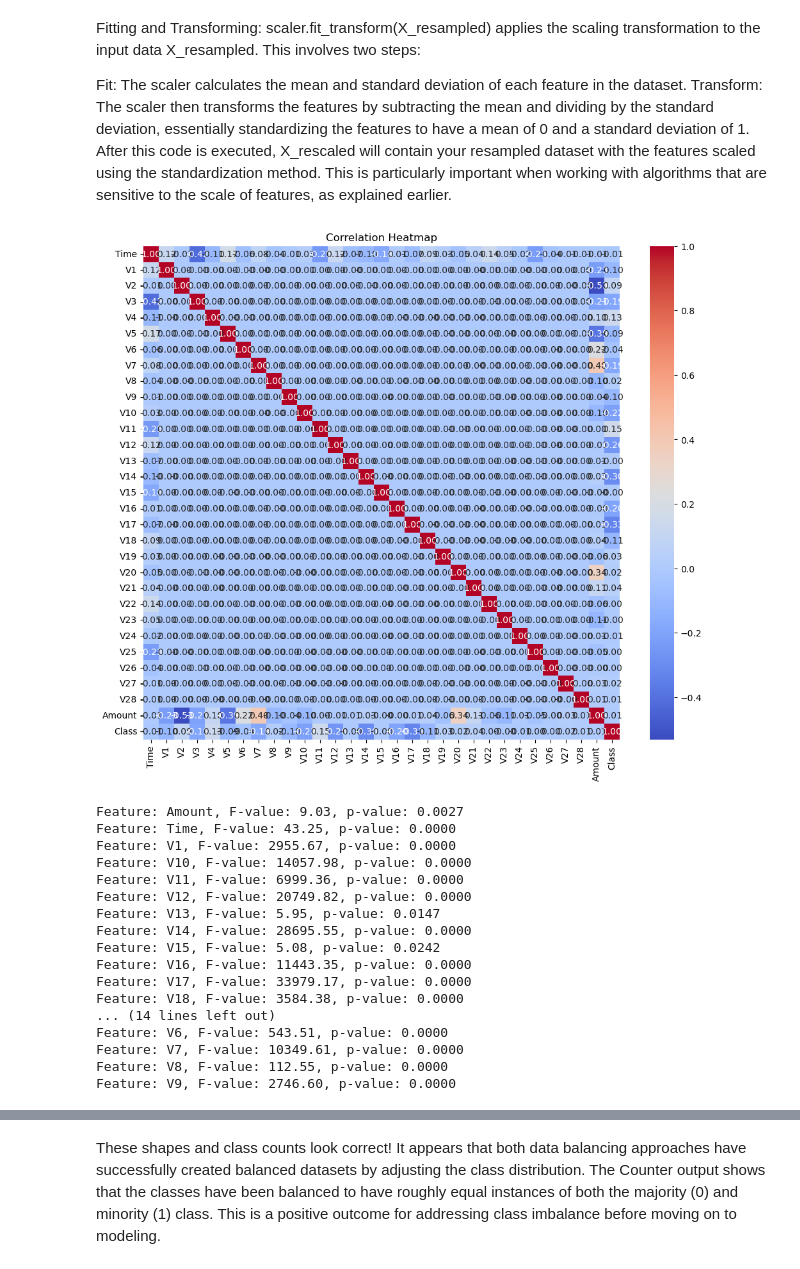
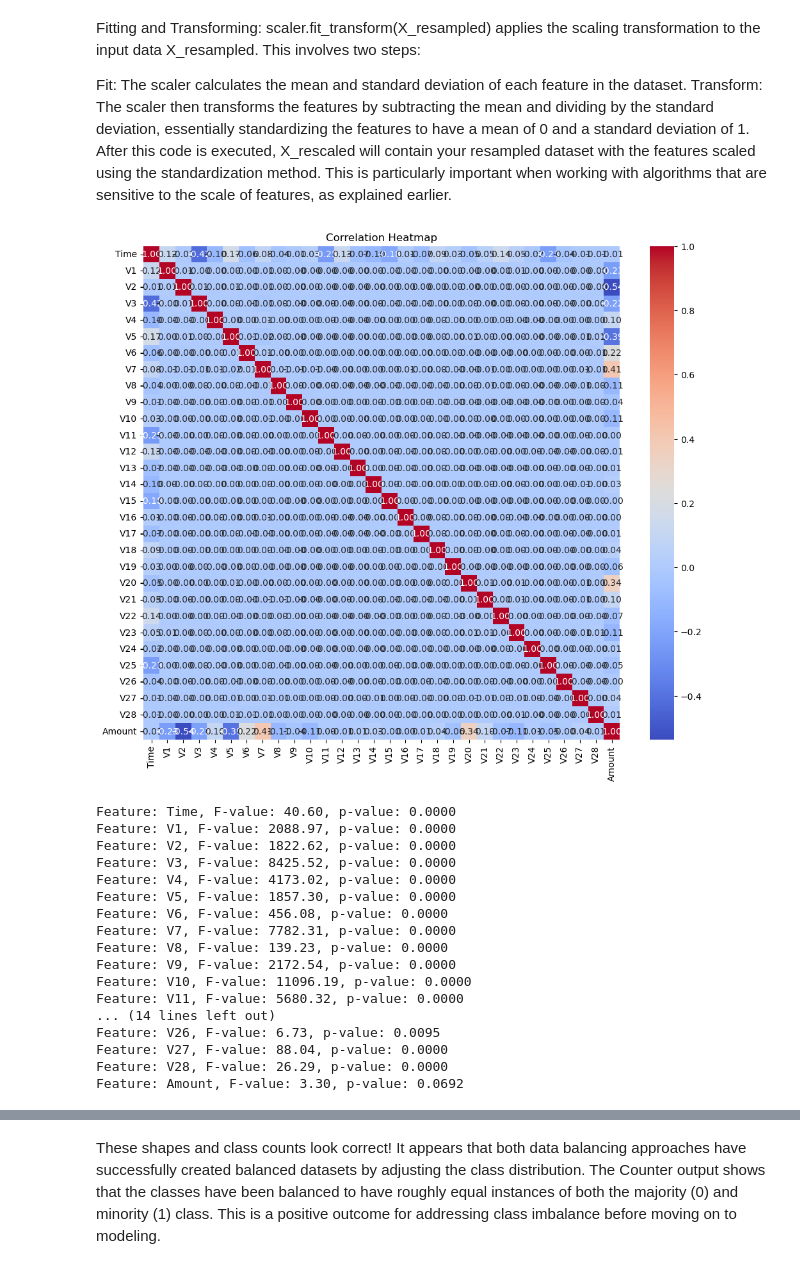
Before and after one commit to jasoncchandra/CreditCardFraud, a Jupyter notebook: Credit Card Fraud.ipynb, the cells around one changed output, grey strips where cells are left out. Drawn from its saved outputs; the diff is of its cells as text; code cells hidden in the pictures.

```diff
--- a/Credit Card Fraud.ipynb
+++ b/Credit Card Fraud.ipynb
@@ -151,7 +151,6 @@ from imblearn.under_sampling import RandomUnderSampler
 from imblearn.pipeline import Pipeline
 from scipy.stats import f_oneway
 from collections import Counter
-
 
 # Split the data into features (X) and target (y)
 X = data.drop(['Class'], axis=1)
@@ -168,71 +167,76 @@ X_train_scaled = X_train.copy()
 X_train_scaled['Amount'] = scaler.fit_transform(X_train_scaled[['Amount']])
 
 # Transform the 'Amount' column of the validation data using the same scaler
 X_val_scaled = X_val.copy()
 X_val_scaled['Amount'] = scaler.transform(X_val_scaled[['Amount']])
 
 # Compute the correlation matrix
-correlation_matrix = data.corr()
+correlation_matrix = X_train_scaled.corr()
 
 # Create a heatmap using Seaborn
 plt.figure(figsize=(12, 10))
 sns.heatmap(correlation_matrix, cmap='coolwarm', annot=True, fmt=".2f")
 plt.title("Correlation Heatmap")
 plt.show()
 
-# Separate the features by class labels
-feature_columns = data.columns.difference(['Class'])  # Exclude the target variable
-feature_data = [data[column] for column in feature_columns]
-class_labels = data['Class'].unique()
+# Select correlated features based on a threshold
+correlation_threshold = 0.1  # Choose a threshold for correlation
+selected_features_corr = set()
+for i in range(len(correlation_matrix.columns)):
+    for j in range(i):
+        if abs(correlation_matrix.iloc[i, j]) > correlation_threshold:
+            selected_features_corr.add(correlation_matrix.columns[i])
+            selected_features_corr.add(correlation_matrix.columns[j])
 
-# Perform ANOVA for each feature
-anova_results = {}
-for column, feature in zip(feature_columns, feature_data):
-    anova_results[column] = f_oneway(*[feature[data['Class'] == label] for label in class_labels])
-
-# Display ANOVA results
-for column, result in anova_results.items():
-    print(f"Feature: {column}, F-value: {result.statistic:.2f}, p-value: {result.pvalue:.4f}")
+# Convert the set of selected features to a list
+selected_features_corr = list(selected_features_corr)
 
 # Data Balancing for Model based on Correlation Plot
 over = SMOTE(sampling_strategy=0.5)
 under = RandomUnderSampler(sampling_strategy=0.1)
 steps = [('under', under), ('over', over)]
 pipeline = Pipeline(steps=steps)
-X_train_scaled_resampled_corr, y_train_resampled_corr = pipeline.fit_resample(X_train_scaled, y_train)
+X_train_scaled_resampled_corr, y_train_resampled_corr = pipeline.fit_resample(X_train_scaled[selected_features_corr], y_train)
 counter_train_corr = Counter(y_train_resampled_corr)
 
+# Perform ANOVA for each feature
+anova_results = {}
+for column in X_train_scaled.columns:
+    anova_results[column] = f_oneway(*[X_train_scaled[column][y_train == label] for label in y_train.unique()])
+
+# Display ANOVA results
+for column, result in anova_results.items():
+    print(f"Feature: {column}, F-value: {result.statistic:.2f}, p-value: {result.pvalue:.4f}")
+
 # Data Balancing for Model based on ANOVA Score
-selected_features = [column for column, result in anova_results.items() if result.statistic > 5.0]
-data_selected_features = data[selected_features + ['Class']].copy()
-X_selected = data_selected_features.drop('Class', axis=1)
-y_selected = data_selected_features['Class']
-X_train_selected, X_val_selected, y_train_selected, y_val_selected = train_test_split(X_selected, y_selected, train_size=0.8, test_size=0.2, random_state=42)
+selected_features_anova = [column for column, result in anova_results.items() if result.statistic > 5.0]
+X_train_scaled_resampled_anova = X_train_scaled[selected_features_anova]
+
 over = SMOTE(sampling_strategy=0.5)
 under = RandomUnderSampler(sampling_strategy=0.1)
 steps = [('under', under), ('over', over)]
 pipeline = Pipeline(steps=steps)
-X_train_scaled_resampled_anova, y_train_resampled_anova = pipeline.fit_resample(X_train_selected, y_train_selected)
+X_train_scaled_resampled_anova, y_train_resampled_anova = pipeline.fit_resample(X_train_scaled_resampled_anova, y_train)
 counter_train_anova = Counter(y_train_resampled_anova)
 # %% [output]
-[figure, old version]
+[figure, new version]
-Feature: Amount, F-value: 9.03, p-value: 0.0027
-Feature: Time, F-value: 43.25, p-value: 0.0000
-Feature: V1, F-value: 2955.67, p-value: 0.0000
-Feature: V10, F-value: 14057.98, p-value: 0.0000
-Feature: V11, F-value: 6999.36, p-value: 0.0000
-Feature: V12, F-value: 20749.82, p-value: 0.0000
-Feature: V13, F-value: 5.95, p-value: 0.0147
-Feature: V14, F-value: 28695.55, p-value: 0.0000
-Feature: V15, F-value: 5.08, p-value: 0.0242
-Feature: V16, F-value: 11443.35, p-value: 0.0000
-Feature: V17, F-value: 33979.17, p-value: 0.0000
-Feature: V18, F-value: 3584.38, p-value: 0.0000
+Feature: Time, F-value: 40.60, p-value: 0.0000
+Feature: V1, F-value: 2088.97, p-value: 0.0000
+Feature: V2, F-value: 1822.62, p-value: 0.0000
+Feature: V3, F-value: 8425.52, p-value: 0.0000
+Feature: V4, F-value: 4173.02, p-value: 0.0000
+Feature: V5, F-value: 1857.30, p-value: 0.0000
+Feature: V6, F-value: 456.08, p-value: 0.0000
+Feature: V7, F-value: 7782.31, p-value: 0.0000
+Feature: V8, F-value: 139.23, p-value: 0.0000
+Feature: V9, F-value: 2172.54, p-value: 0.0000
+Feature: V10, F-value: 11096.19, p-value: 0.0000
+Feature: V11, F-value: 5680.32, p-value: 0.0000
 ... (14 lines left out)
-Feature: V6, F-value: 543.51, p-value: 0.0000
-Feature: V7, F-value: 10349.61, p-value: 0.0000
-Feature: V8, F-value: 112.55, p-value: 0.0000
-Feature: V9, F-value: 2746.60, p-value: 0.0000
+Feature: V26, F-value: 6.73, p-value: 0.0095
+Feature: V27, F-value: 88.04, p-value: 0.0000
+Feature: V28, F-value: 26.29, p-value: 0.0000
+Feature: Amount, F-value: 3.30, p-value: 0.0692
 # %% [markdown]
 
 1.  **ANOVA Analysis and Data Balancing based on Correlation Plot:**
```
Also changed, not shown: parts of 7 cells of this notebook.
